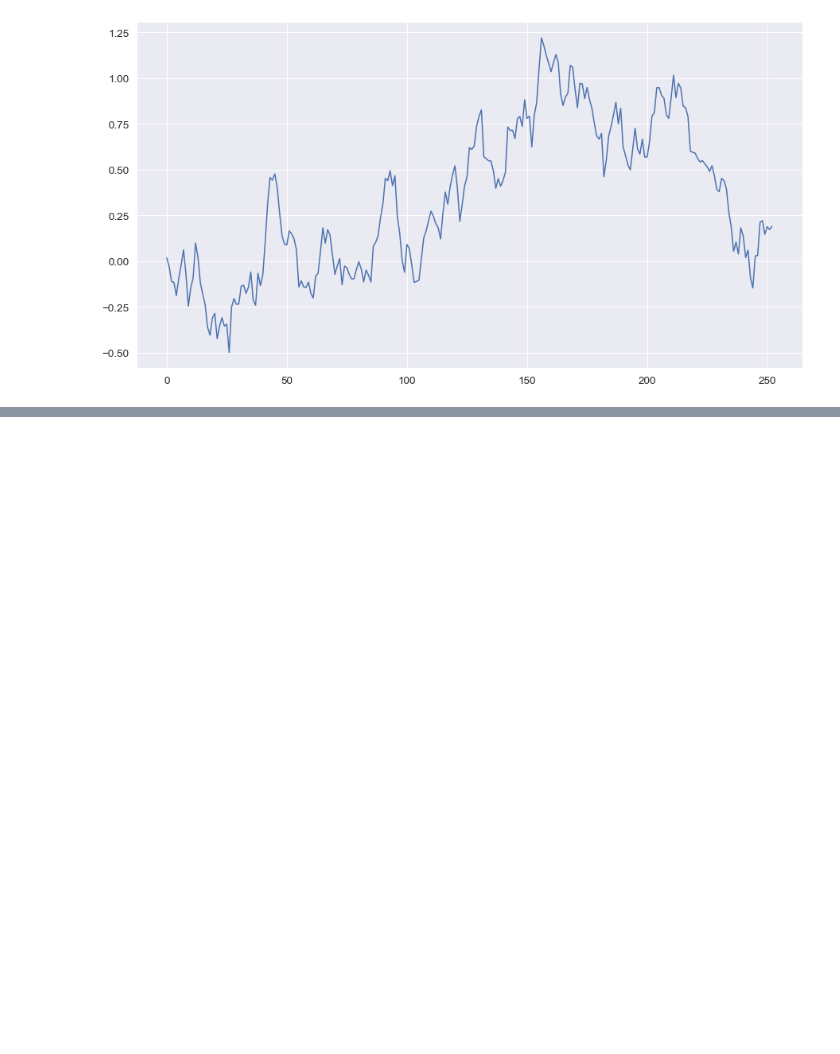
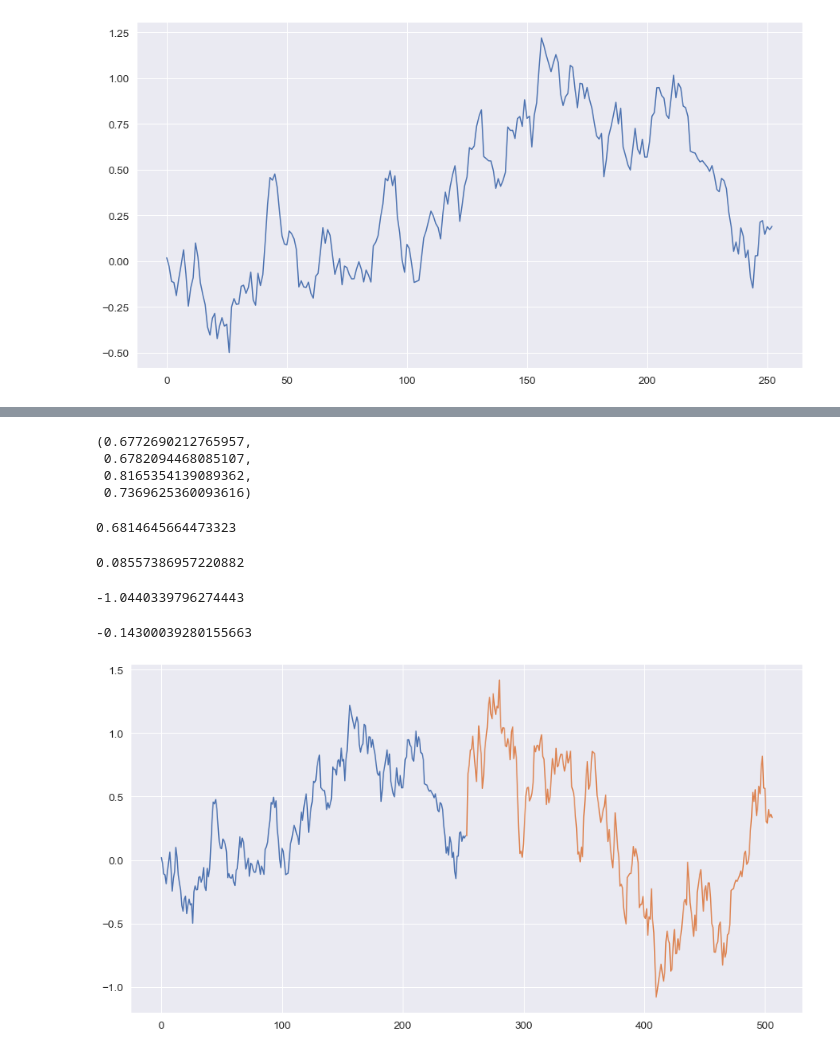
Before and after one commit to abhishekprog0/StructuredPricingEngine, a Jupyter notebook: Structured & Hybrid Project 2020.ipynb, the cells around one changed output, grey strips where cells are left out. Saved outputs shown, nothing was run; the diff lists cells and outputs as text; code cells hidden in the pictures; blank space fills up the shorter version.

```diff
--- a/Structured & Hybrid Project 2020.ipynb
+++ b/Structured & Hybrid Project 2020.ipynb
@@ -143,0 +168,57 @@ plt.show()
+# %%
+s0 = (np.sum(r) - r[-1]) / len(r)
+s1 = np.mean(r)
+s00 = np.sum(a**2) / len(r)
+s01 = np.sum(b*r) / len(r)
+s0,s1,s00,s01
+# %% [output]
+(0.6772690212765957,
+ 0.6782094468085107,
+ 0.8165354139089362,
+ 0.7369625360093616)
+# %%
+rn = (s1*s00 - s0*s01) / ((s0*s1) - (s0**2) + (s00-s01))
+rn
+# %% [output]
+0.6814645664473323
+# %%
+# dt value needs to be verified -- IMP IMP IMP
+
+
+
+k = np.log((s0-np.mean(x)) / (s1 - np.mean(x)) ) / 3  # Taking dt = 3
+k
+# %% [output]
+0.08557386957220882
+# %%
+beta = 1/k * (1 - np.exp(k))
+beta
+# %% [output]
+-1.0440339796274443
+# %%
+def B(s):
+    return (1 - np.exp(-k))/k
+
+x = np.array(df['3M'])
+u = np.mean(x)
+m = np.array([])
+
+for i in range(1,len(x)):
+    a = (u * k * B(k)) + (x[i-1] * (1- (k * B(k))))
+    m = np.append(m,a)
+# %%
+sig = 1/((len(x)*beta)*(1 - k*beta/2)) * np.sum((r - m)**2)
+sig
+# %% [output]
+-0.14300039280155663
+# %%
+xu, yu = vasicek(rn, k, 0.1, sig, 1, 252)
+yn = np.append(yo[-1],yu)
+xn = np.append(xo[-1],xu)
+# %%
+plt.plot(xo,yo)
+plt.plot(range(len(xo),len(xu) + len(xo)+1),yn)
+
+plt.show()
+# %% [output]
+[figure, added]
```
Also changed, not shown: parts of 5 cells of this notebook, 1 other file.
